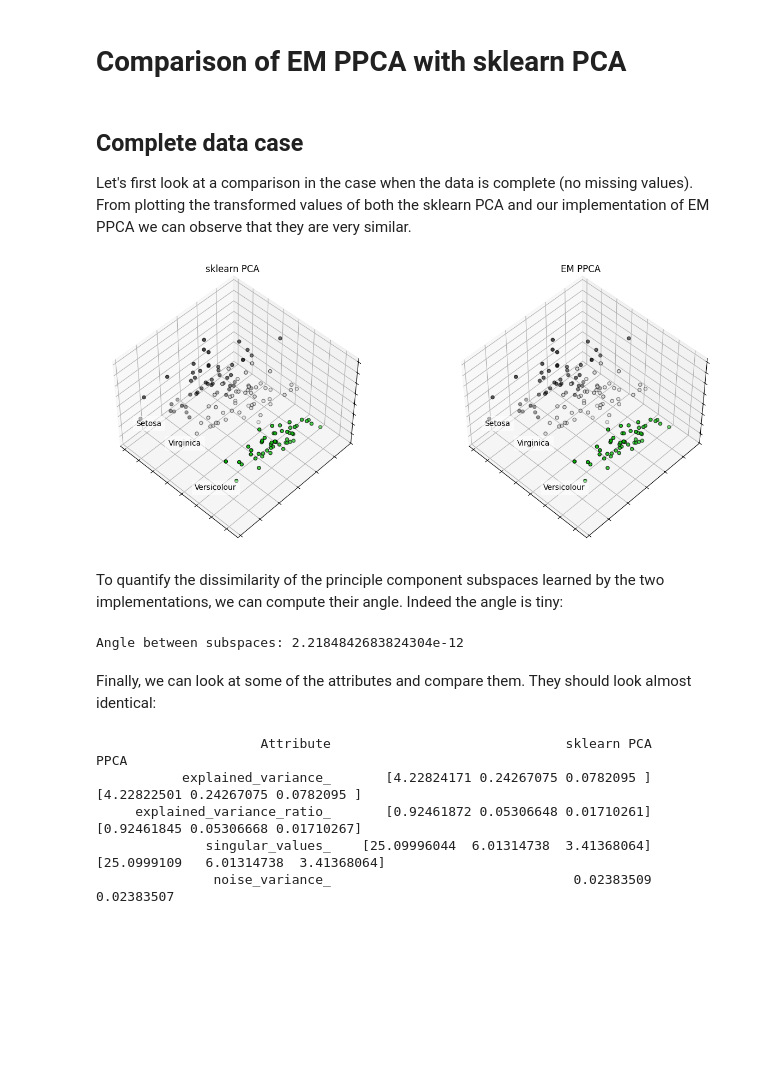
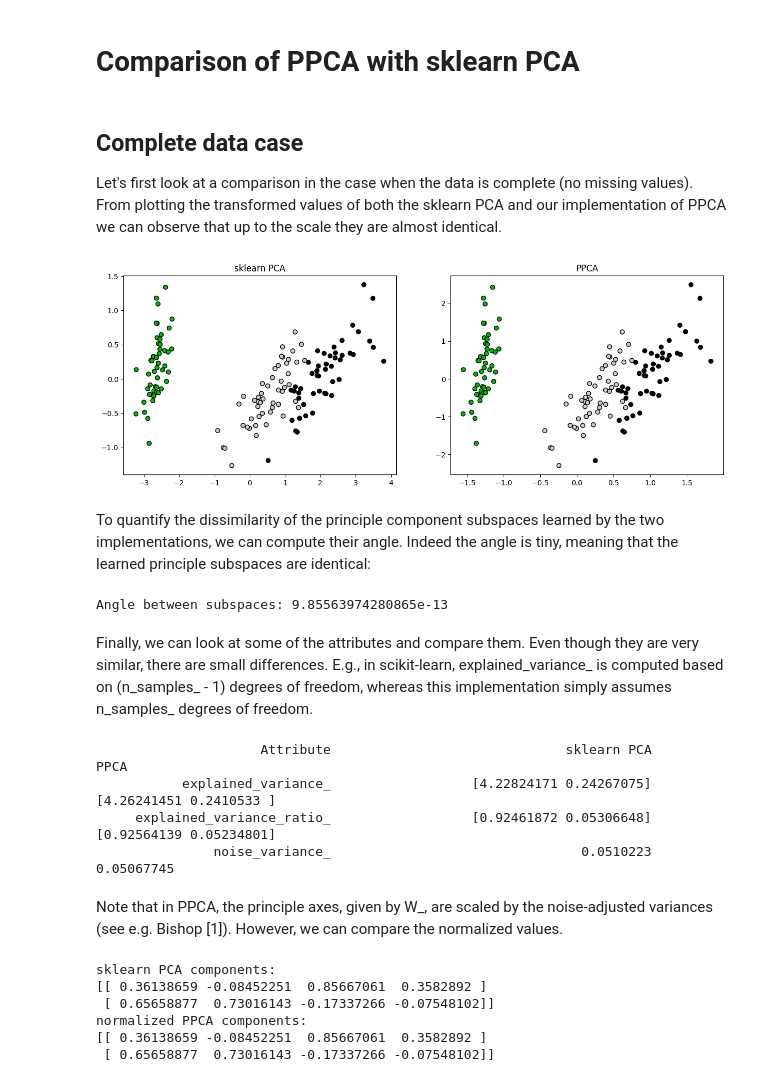
Before and after one commit to brdav/ppca, a Jupyter notebook: demo.ipynb, the cells around one changed output. Cells and saved outputs as stored; diff of their text form; code cells hidden in the pictures; blank space fills up the shorter version.

Commit message:
add transform, nll

```diff
--- a/demo.ipynb
+++ b/demo.ipynb
@@ -1,5 +1,5 @@
 # %% [markdown]
-# Comparison of EM PPCA with sklearn PCA
+# Comparison of PPCA with sklearn PCA
 # %%
 import matplotlib.pyplot as plt
 import mpl_toolkits.mplot3d
@@ -18,71 +17,67 @@ np.random.seed(1)
 # %% [markdown]
 ## Complete data case
 
-Let's first look at a comparison in the case when the data is complete (no missing values). From plotting the transformed values of both the sklearn PCA and our implementation of EM PPCA we can observe that they are very similar.
+Let's first look at a comparison in the case when the data is complete (no missing values). From plotting the transformed values of both the sklearn PCA and our implementation of PPCA we can observe that up to the scale they are almost identical.
 # %%
 iris = load_iris()
 X = iris.data
 y = iris.target
 # Reorder the labels to have colors matching the cluster results
 y = np.choose(y, [1, 2, 0]).astype(float)
 
-pca_sklearn = PCA_sklearn(n_components=3)
+pca_sklearn = PCA_sklearn(n_components=2)
 Z_sklearn = pca_sklearn.fit_transform(X)
 
-em_ppca = EMPPCA(n_components=3)
-Z = em_ppca.fit_transform(X)
+ppca = PPCA(n_components=2)
+Z = ppca.fit_transform(X)
 
 # Plotting
-fig = plt.figure(figsize=plt.figaspect(0.5))
+fig, ax = plt.subplots(1, 2, figsize=(15, 5))
 
 Zs = [Z_sklearn, Z]
-titles = ["sklearn PCA", "EM PPCA"]
+titles = ["sklearn PCA", "PPCA"]
 
 for i, (data, title) in enumerate(zip(Zs, titles)):
-    ax = fig.add_subplot(1, i + 1, i + 1, projection="3d", elev=48, azim=134)
-    ax.set_position([i / 1.5, 0, 0.95, 1])
-
-    for name, label in [("Setosa", 0), ("Versicolour", 1), ("Virginica", 2)]:
-        ax.text3D(
-            data[y == label, 0].mean(),
-            data[y == label, 1].mean() + 1.5,
-            data[y == label, 2].mean(),
-            name,
-            horizontalalignment="center",
-            bbox=dict(alpha=0.5, edgecolor="w", facecolor="w"),
-        )
-
-    ax.scatter(data[:, 0], data[:, 1], data[:, 2], c=y, cmap=plt.cm.nipy_spectral, edgecolor="k")
-    ax.set_title(title)
-
-    ax.xaxis.set_ticklabels([])
-    ax.yaxis.set_ticklabels([])
-    ax.zaxis.set_ticklabels([])
+    ax[i].scatter(data[:, 0], data[:, 1], c=y, cmap=plt.cm.nipy_spectral, edgecolor="k")
+    ax[i].set_title(title)
 
 plt.show()
 # %% [output]
-[figure, old version]
+[figure, new version]
 # %% [markdown]
-To quantify the dissimilarity of the principle component subspaces learned by the two implementations, we can compute their angle. Indeed the angle is tiny:
+To quantify the dissimilarity of the principle component subspaces learned by the two implementations, we can compute their angle. Indeed the angle is tiny, meaning that the learned principle subspaces are identical:
 # %%
-print("Angle between subspaces: {}".format(np.rad2deg(subspace_angles(pca_sklearn.components_.T, em_ppca.components_.T)[0])))
+print("Angle between subspaces: {}".format(np.rad2deg(subspace_angles(pca_sklearn.components_.T, ppca.W_.T)[0])))
 # %% [output]
-Angle between subspaces: 2.2184842683824304e-12
+Angle between subspaces: 9.85563974280865e-13
-# %% [markdown]
-Finally, we can look at some of the attributes and compare them. They should look almost identical:
+# %% [markdown]
+Finally, we can look at some of the attributes and compare them. Even though they are very similar, there are small differences. E.g., in scikit-learn, explained_variance_ is computed based on (n_samples_ - 1) degrees of freedom, whereas this implementation simply assumes n_samples_ degrees of freedom.
 # %%
 print("{0: >30} {1: >40} {2: >40}".format("Attribute", "sklearn PCA", "PPCA"))
 strfmt = "{0: >30} {1: >40} {2: >40}"
-print(strfmt.format("explained_variance_", np.array2string(pca_sklearn.explained_variance_), np.array2string(em_ppca.explained_variance_)))
-print(strfmt.format("explained_variance_ratio_", np.array2string(pca_sklearn.explained_variance_ratio_), np.array2string(em_ppca.explained_variance_ratio_)))
-print(strfmt.format("singular_values_", np.array2string(pca_sklearn.singular_values_), np.array2string(em_ppca.singular_values_)))
-print(strfmt.format("noise_variance_", np.array2string(pca_sklearn.noise_variance_), np.array2string(em_ppca.noise_variance_)))
+print(strfmt.format("explained_variance_", np.array2string(pca_sklearn.explained_variance_), np.array2string(ppca.explained_variance_)))
+print(strfmt.format("explained_variance_ratio_", np.array2string(pca_sklearn.explained_variance_ratio_), np.array2string(ppca.explained_variance_ratio_)))
+print(strfmt.format("noise_variance_", np.array2string(pca_sklearn.noise_variance_), np.array2string(ppca.noise_variance_)))
 # %% [output]
                      Attribute                              sklearn PCA                                     PPCA
-           explained_variance_       [4.22824171 0.24267075 0.0782095 ]       [4.22822501 0.24267075 0.0782095 ]
-     explained_variance_ratio_       [0.92461872 0.05306648 0.01710261]       [0.92461845 0.05306668 0.01710267]
-              singular_values_    [25.09996044  6.01314738  3.41368064]    [25.0999109   6.01314738  3.41368064]
-               noise_variance_                               0.02383509                               0.02383507
+           explained_variance_                  [4.22824171 0.24267075]                  [4.26241451 0.2410533 ]
+     explained_variance_ratio_                  [0.92461872 0.05306648]                  [0.92564139 0.05234801]
+               noise_variance_                                0.0510223                               0.05067745
+# %% [markdown]
+Note that in PPCA, the principle axes, given by W_, are scaled by the noise-adjusted variances (see e.g. Bishop [1]). However, we can compare the normalized values.
+# %%
+print("sklearn PCA components:")
+print(pca_sklearn.components_)
+
+print("normalized PPCA components:")
+print(ppca.W_ / np.linalg.norm(ppca.W_, axis=1, keepdims=True))
+# %% [output]
+sklearn PCA components:
+[[ 0.36138659 -0.08452251  0.85667061  0.3582892 ]
+ [ 0.65658877  0.73016143 -0.17337266 -0.07548102]]
+normalized PPCA components:
+[[ 0.36138659 -0.08452251  0.85667061  0.3582892 ]
+ [ 0.65658877  0.73016143 -0.17337266 -0.07548102]]
 # %% [markdown]
 ## Missing data case
 
```
Also changed, not shown: parts of 13 cells of this notebook, 4 other files.
